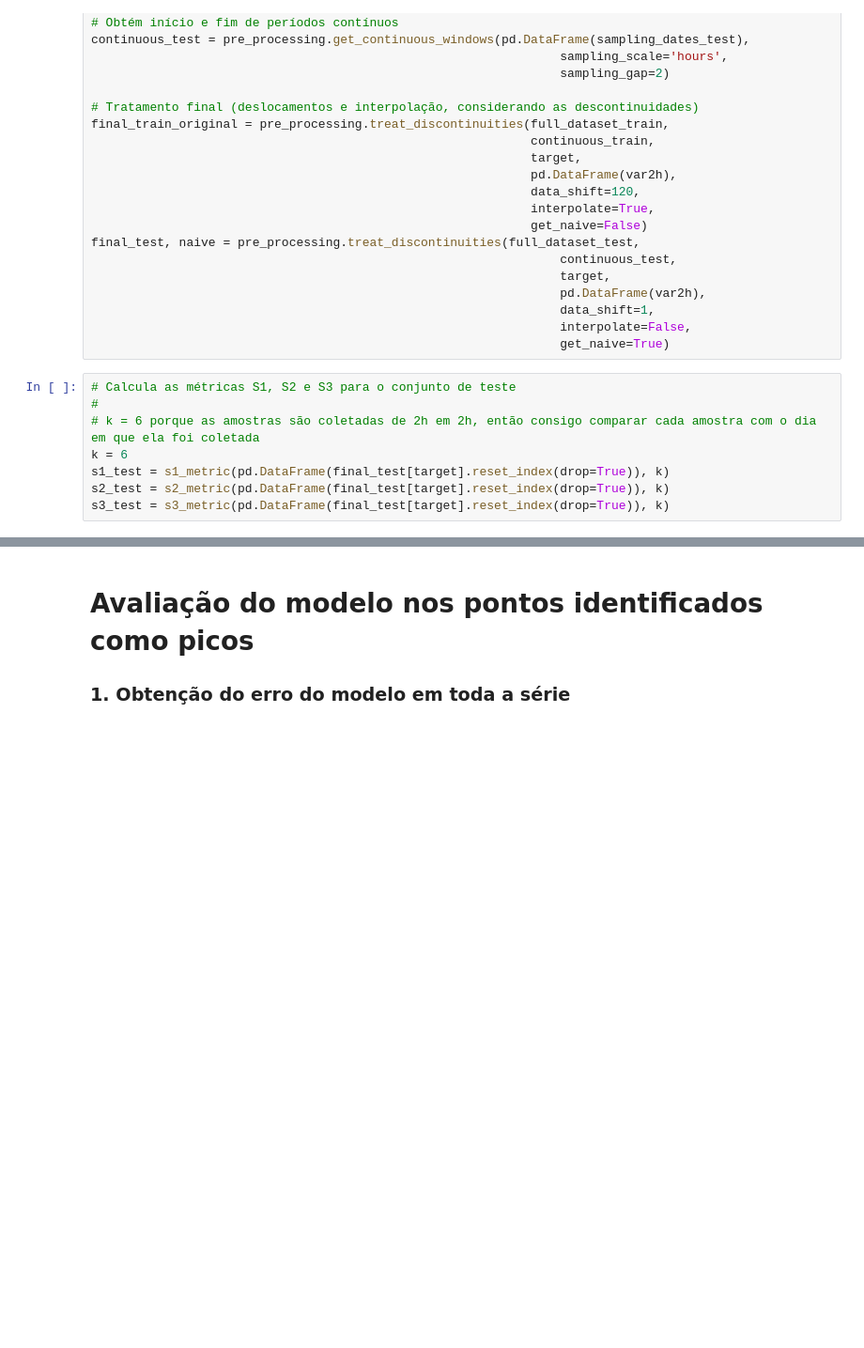
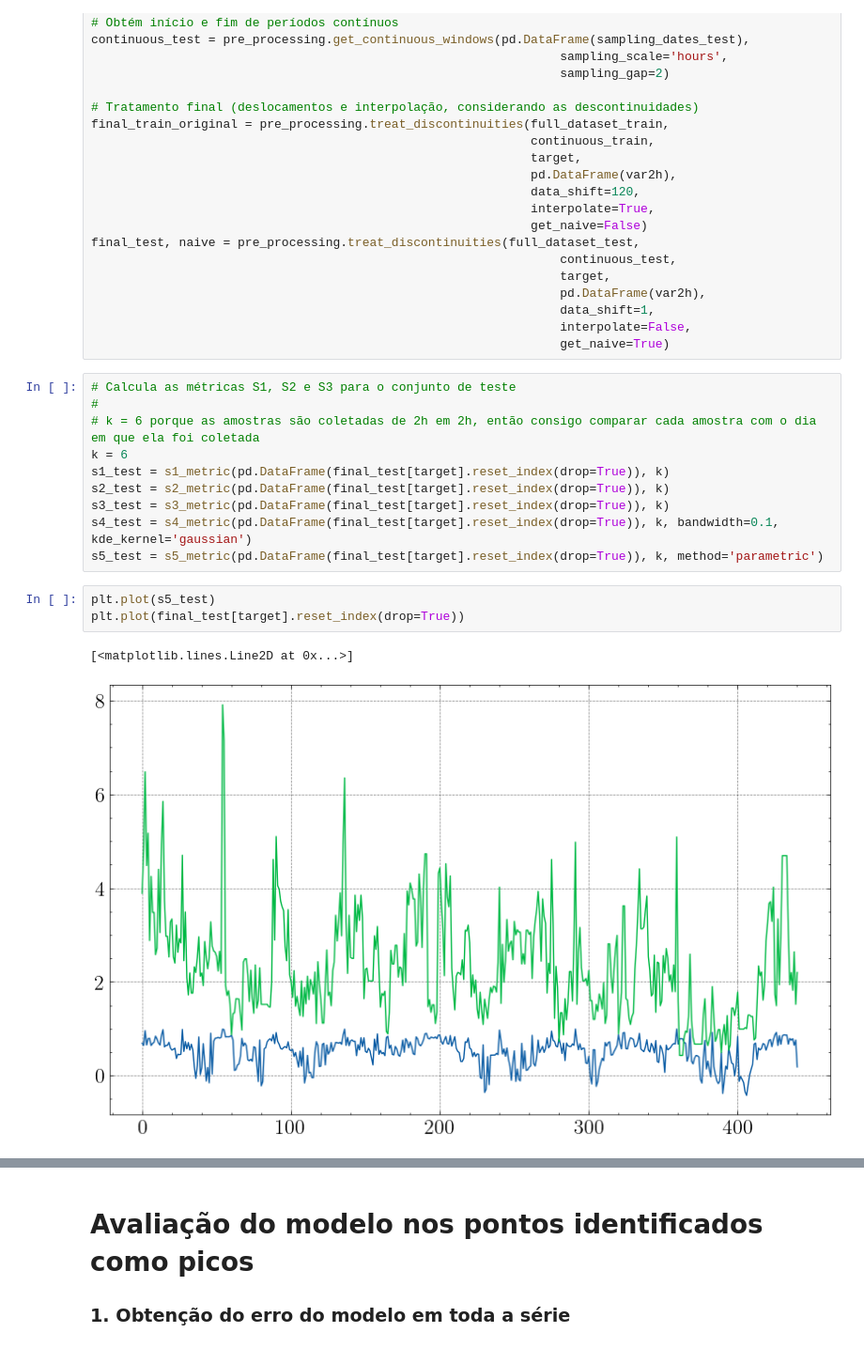
Before and after one commit to yanvgf/peak-detection, a Jupyter notebook: peak-detection.ipynb, the cells around one changed output, grey strips where cells are left out. Shown at 94% size. Saved outputs shown, nothing was run; the diff lists cells and outputs as text; blank space fills up the shorter version.

```diff
--- a/peak-detection.ipynb
+++ b/peak-detection.ipynb
@@ -282,6 +452,14 @@ k = 6
 s1_test = s1_metric(pd.DataFrame(final_test[target].reset_index(drop=True)), k)
 s2_test = s2_metric(pd.DataFrame(final_test[target].reset_index(drop=True)), k)
 s3_test = s3_metric(pd.DataFrame(final_test[target].reset_index(drop=True)), k)
+s4_test = s4_metric(pd.DataFrame(final_test[target].reset_index(drop=True)), k, bandwidth=0.1, kde_kernel='gaussian')
+s5_test = s5_metric(pd.DataFrame(final_test[target].reset_index(drop=True)), k, method='parametric')
+# %%
+plt.plot(s5_test)
+plt.plot(final_test[target].reset_index(drop=True))
+# %% [output]
+[<matplotlib.lines.Line2D at 0x...>]
+[figure, added]
 # %%
 # Calcula média e desvio padrão de S1
 s1_test_mean = np.mean(s1_test, axis=0)
```
Also changed, not shown: parts of 10 cells of this notebook.
